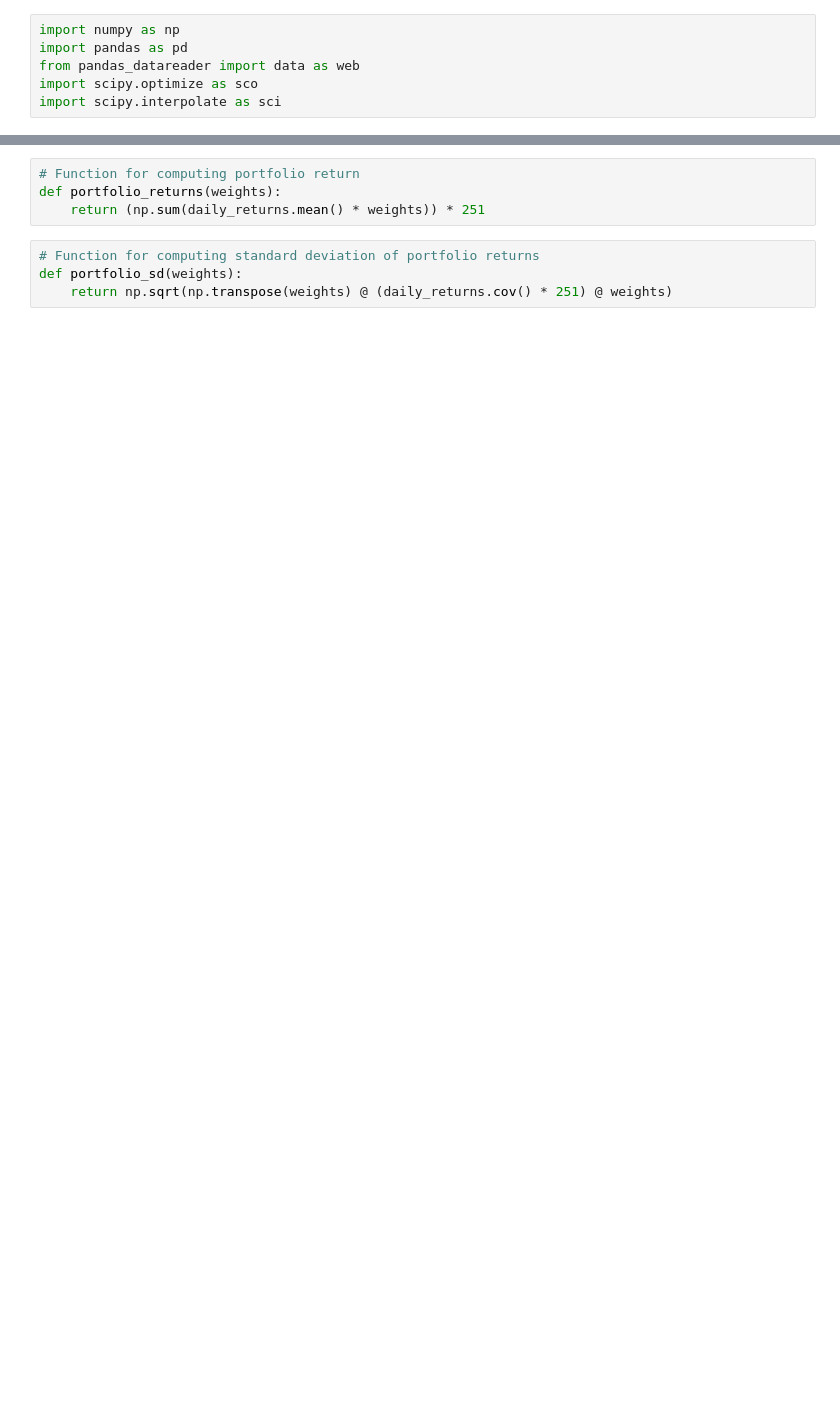
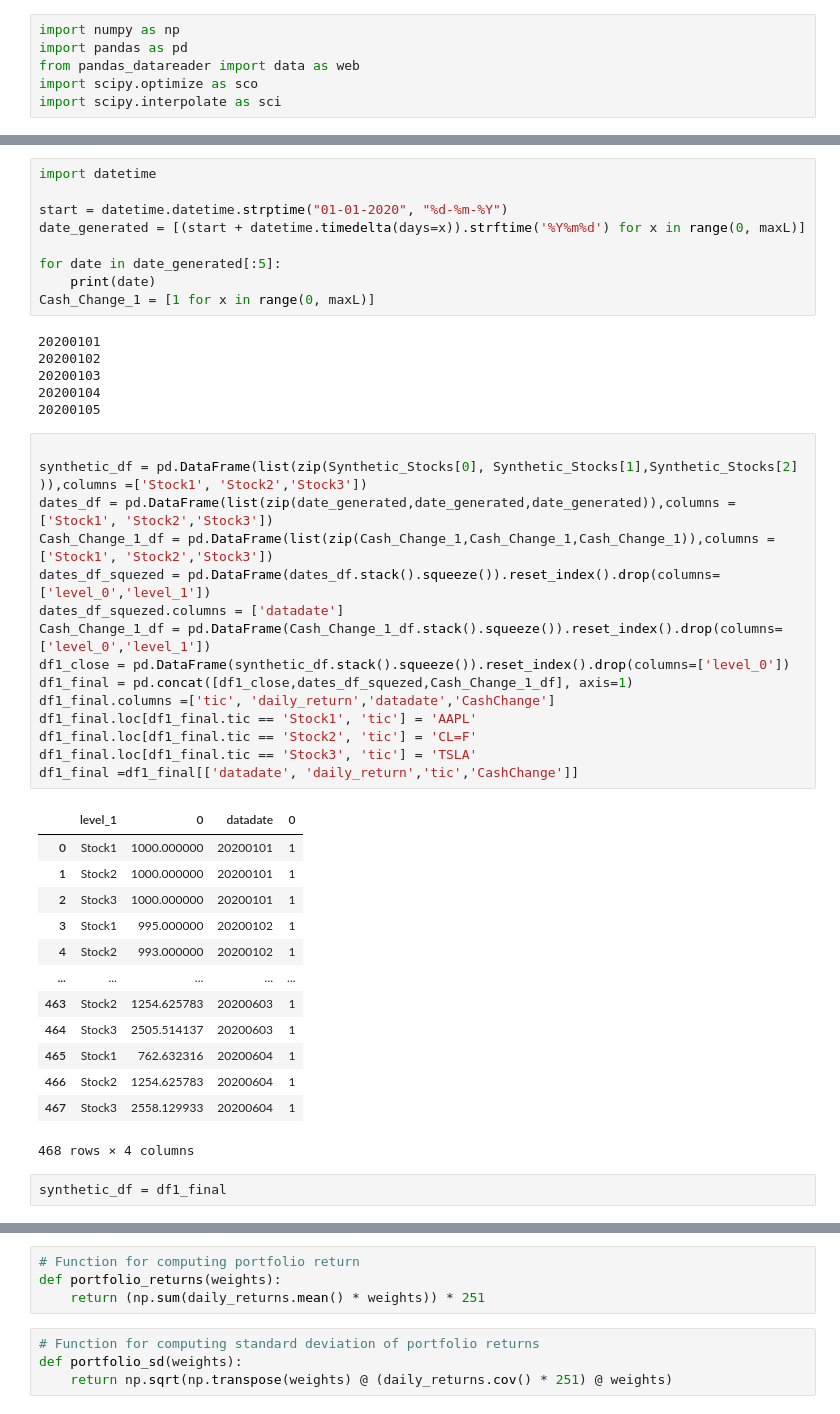
Before and after one commit to justege/VanillaAlgorithmicTrading, a Jupyter notebook: Mean_Variance_Optimization.ipynb, the cells around one changed output, grey strips where cells are left out. Drawn from its saved outputs; the diff is of its cells as text; blank space fills up the shorter version.

```diff
--- a/Mean_Variance_Optimization.ipynb
+++ b/Mean_Variance_Optimization.ipynb
@@ -197,0 +106,46 @@ symbols = [
+# %%
+import datetime
+
+start = datetime.datetime.strptime("01-01-2020", "%d-%m-%Y")
+date_generated = [(start + datetime.timedelta(days=x)).strftime('%Y%m%d') for x in range(0, maxL)]
+
+for date in date_generated[:5]:
+    print(date)
+Cash_Change_1 = [1 for x in range(0, maxL)]
+# %% [output]
+20200101
+20200102
+20200103
+20200104
+20200105
+# %%
+
+synthetic_df = pd.DataFrame(list(zip(Synthetic_Stocks[0], Synthetic_Stocks[1],Synthetic_Stocks[2] )),columns =['Stock1', 'Stock2','Stock3'])
+dates_df = pd.DataFrame(list(zip(date_generated,date_generated,date_generated)),columns =['Stock1', 'Stock2','Stock3'])
+Cash_Change_1_df = pd.DataFrame(list(zip(Cash_Change_1,Cash_Change_1,Cash_Change_1)),columns =['Stock1', 'Stock2','Stock3'])
+dates_df_squezed = pd.DataFrame(dates_df.stack().squeeze()).reset_index().drop(columns=['level_0','level_1'])
+dates_df_squezed.columns = ['datadate']
+Cash_Change_1_df = pd.DataFrame(Cash_Change_1_df.stack().squeeze()).reset_index().drop(columns=['level_0','level_1'])
+df1_close = pd.DataFrame(synthetic_df.stack().squeeze()).reset_index().drop(columns=['level_0'])
+df1_final = pd.concat([df1_close,dates_df_squezed,Cash_Change_1_df], axis=1)
+df1_final.columns =['tic', 'daily_return','datadate','CashChange']
+df1_final.loc[df1_final.tic == 'Stock1', 'tic'] = 'AAPL'
+df1_final.loc[df1_final.tic == 'Stock2', 'tic'] = 'CL=F'
+df1_final.loc[df1_final.tic == 'Stock3', 'tic'] = 'TSLA'
+df1_final =df1_final[['datadate', 'daily_return','tic','CashChange']]
+# %% [output]
+|  | level_1 | 0 | datadate | 0 |
+| 0 | Stock1 | 1000.000000 | 20200101 | 1 |
+| 1 | Stock2 | 1000.000000 | 20200101 | 1 |
+| 2 | Stock3 | 1000.000000 | 20200101 | 1 |
+| 3 | Stock1 | 995.000000 | 20200102 | 1 |
+| 4 | Stock2 | 993.000000 | 20200102 | 1 |
+| ... | ... | ... | ... | ... |
+| 463 | Stock2 | 1254.625783 | 20200603 | 1 |
+| 464 | Stock3 | 2505.514137 | 20200603 | 1 |
+| 465 | Stock1 | 762.632316 | 20200604 | 1 |
+| 466 | Stock2 | 1254.625783 | 20200604 | 1 |
+| 467 | Stock3 | 2558.129933 | 20200604 | 1 |
+468 rows × 4 columns
+# %%
+synthetic_df = df1_final
```
Also changed, not shown: parts of 42 cells of this notebook, 2 other files.
